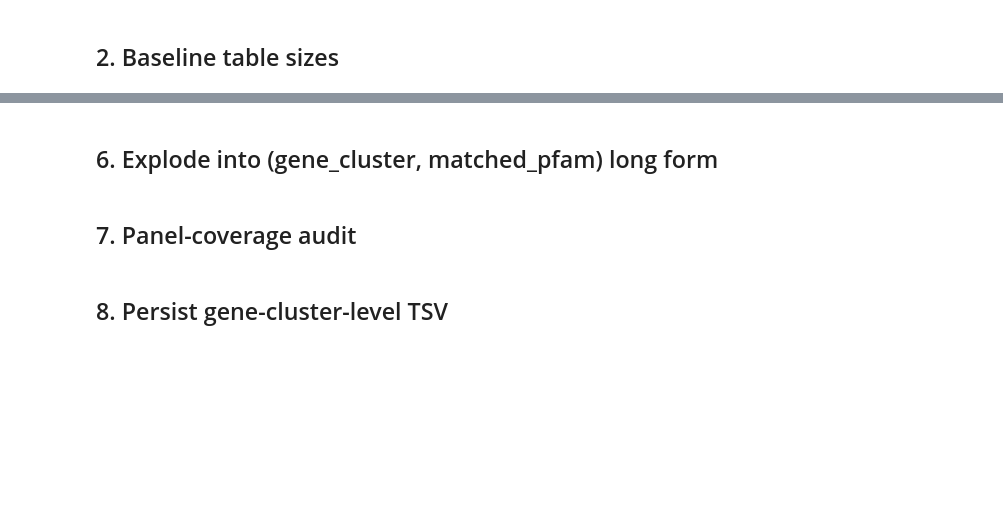
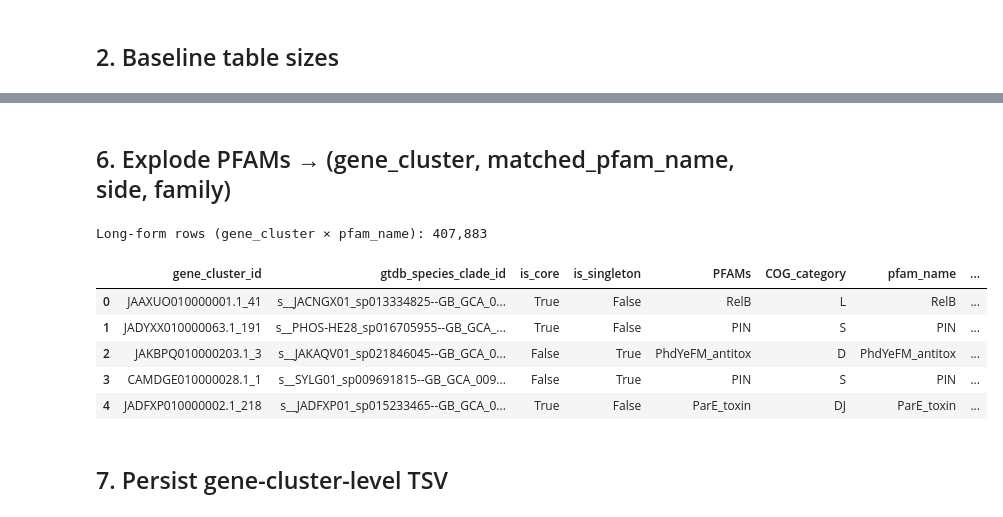
Before and after one commit to beril-doe/BERIL-research-observatory, a Jupyter notebook: projects/toxin_antitoxin_lifestyle/notebooks/NB01_ta_pfam_extraction.ipynb, the cells around one changed output, grey strips where cells are left out. Cells and saved outputs as stored; diff of their text form; code cells hidden in the pictures; blank space fills up the shorter version.

```diff
--- a/projects/toxin_antitoxin_lifestyle/notebooks/NB01_ta_pfam_extraction.ipynb
+++ b/projects/toxin_antitoxin_lifestyle/notebooks/NB01_ta_pfam_extraction.ipynb
@@ -70,0 +116,15 @@ The `gene_cluster` table gives us `is_core` (bool) and `gtdb_species_clade_id` p
+# %%
+# Restrict to Pfam names that actually hit (drops zero-hit names)
+active_names = coverage_df.loc[coverage_df['n_annotations'] > 0, 'pfam_name'].tolist()
+print(f"{len(active_names)} active Pfam names of {len(pfam_names)} in panel")
+
+# Build a UNION of token-safe queries — one per name, small distinct sets
+where_clauses = " OR ".join([token_where('PFAMs', n) for n in active_names])
+
+hits_df = spark.sql(f"""
+    SELECT query_name, PFAMs, COG_category
+    FROM kbase_ke_pangenome.eggnog_mapper_annotations
+    WHERE {where_clauses}
+""")
+n_hits = hits_df.count()
+print(f"Gene clusters with at least one TA Pfam hit: {n_hits:,}")
@@ -90,38 +163,41 @@ hits_tidy.head()
 # %% [markdown]
-## 6. Explode into (gene_cluster, matched_pfam) long form
+## 6. Explode PFAMs → (gene_cluster, matched_pfam_name, side, family)
 # %%
-# One gene cluster may hit multiple TA Pfams (e.g., a fused toxin-antitoxin ORF)
-# or the same PFAMs entry may list an unrelated Pfam alongside a TA Pfam.
-# Explode to (gene_cluster, ta_pfam) so downstream counts are unambiguous.
+name_set = set(active_names)
 
-pfam_set = set(pfam_ids)
-
-def matched_ta_pfams(pfams_str: str) -> list[str]:
+def matched_names(pfams_str: str) -> list[str]:
     if not isinstance(pfams_str, str) or pfams_str == '-':
         return []
-    tokens = {tok.split('.')[0].strip() for tok in pfams_str.split(',')}
-    return sorted(tokens & pfam_set)
+    tokens = {tok.strip() for tok in pfams_str.split(',')}
+    return sorted(tokens & name_set)
 
-hits_tidy['matched_ta_pfams'] = hits_tidy['PFAMs'].apply(matched_ta_pfams)
-hits_long = hits_tidy.explode('matched_ta_pfams').rename(columns={'matched_ta_pfams': 'ta_pfam'})
-hits_long = hits_long.dropna(subset=['ta_pfam'])
-print(f"Long-form rows (gene_cluster × ta_pfam): {len(hits_long):,}")
+hits_tidy['matched_names'] = hits_tidy['PFAMs'].apply(matched_names)
+hits_long = hits_tidy.explode('matched_names').rename(columns={'matched_names': 'pfam_name'})
+hits_long = hits_long.dropna(subset=['pfam_name'])
+print(f"Long-form rows (gene_cluster × pfam_name): {len(hits_long):,}")
 
-# Annotate with family and toxin/antitoxin side
-side_map = {}
-family_map = {}
+# Annotate with family and toxin/antitoxin side (allow multi-family membership)
+side_map: dict[str, str] = {}
+family_map: dict[str, str] = {}
 for _, row in panel.iterrows():
     fam = row['family']
-    if pd.notna(row['toxin_pfam']):
-        side_map[row['toxin_pfam']] = 'toxin'
-        family_map[row['toxin_pfam']] = fam
-    if pd.notna(row['antitoxin_pfam']):
-        # If a Pfam is shared between families, first family wins
-        side_map.setdefault(row['antitoxin_pfam'], 'antitoxin')
-        family_map.setdefault(row['antitoxin_pfam'], fam)
+    if pd.notna(row['toxin_pfam_name']):
+        # If a name appears as both toxin and antitoxin (e.g. RelE for two families),
+        # keep the toxin classification for the first-seen family
+        side_map.setdefault(row['toxin_pfam_name'], 'toxin')
+        family_map.setdefault(row['toxin_pfam_name'], fam)
+    if pd.notna(row['antitoxin_pfam_name']):
+        side_map.setdefault(row['antitoxin_pfam_name'], 'antitoxin')
+        family_map.setdefault(row['antitoxin_pfam_name'], fam)
 
-hits_long['side'] = hits_long['ta_pfam'].map(side_map)
-hits_long['family'] = hits_long['ta_pfam'].map(family_map)
+hits_long['side'] = hits_long['pfam_name'].map(side_map)
+hits_long['family'] = hits_long['pfam_name'].map(family_map)
 hits_long.head()
+# %% [output]
+Long-form rows (gene_cluster × pfam_name): 407,883
+|  | gene_cluster_id | gtdb_species_clade_id | is_core | is_singleton | PFAMs | COG_category | pfam_name | ... |
+| 0 | JAAXUO010000001.1_41 | s__JACNGX01_sp013334825--GB_GCA_0... | True | False | RelB | L | RelB | ... |
+| 1 | JADYXX010000063.1_191 | s__PHOS-HE28_sp016705955--GB_GCA_... | True | False | PIN | S | PIN | ... |
+| 2 | JAKBPQ010000203.1_3 | s__JAKAQV01_sp021846045--GB_GCA_0... | False | True | PhdYeFM_antitox | D | PhdYeFM_antitox | ... |
+| 3 | CAMDGE010000028.1_1 | s__SYLG01_sp009691815--GB_GCA_009... | False | True | PIN | S | PIN | ... |
+| 4 | JADFXP010000002.1_218 | s__JADFXP01_sp015233465--GB_GCA_0... | True | False | ParE_toxin | DJ | ParE_toxin | ... |
-# %% [markdown]
-## 7. Panel-coverage audit
@@ -139,3 +204,3 @@ coverage_df
 # %% [markdown]
-## 8. Persist gene-cluster-level TSV
+## 7. Persist gene-cluster-level TSV
 # %%
```
Also changed, not shown: parts of 32 cells of this notebook, 11 other files.
